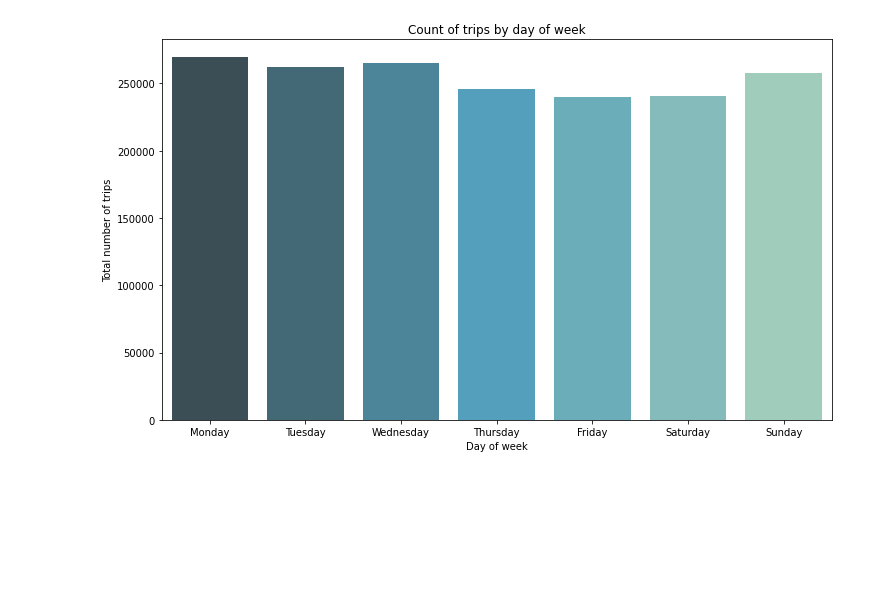
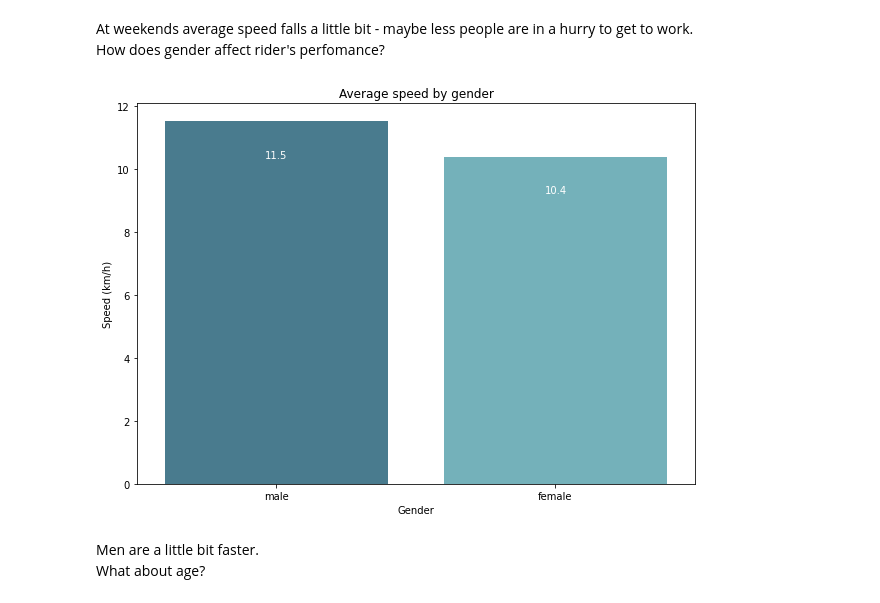
Before and after one commit to holdenkold/citi-bikes-analysys, a Jupyter notebook: paces.ipynb, the cells around one changed output. Cells and saved outputs as stored; diff of their text form; code cells hidden in the pictures; blank space fills up the shorter version.

Commit message:
Paces

```diff
--- a/paces.ipynb
+++ b/paces.ipynb
@@ -99,8 +161,3 @@ countoftripsbyweekday = countoftripsbyweekday.reindex(['Monday',
-# %%
-ax = sns.barplot(countoftripsbyweekday.index, countoftripsbyweekday, palette="GnBu_d")
-ax.set_title('Count of trips by day of week', fontsize = 12)
-ax.set(xlabel='Day of week', ylabel='Total number of trips')
-rcParams['figure.figsize'] = 12,7
-plt.show()
-# %% [output]
-[figure, removed]
+# %% [markdown]
+At weekends average speed falls a little bit - maybe less people are in a hurry to get to work.
+How does gender affect rider's perfomance?
@@ -106,0 +167,16 @@ plt.show()
+# %%
+mpg = pd.read_csv("mpg.csv", index_col='gender')['speed']
+# %%
+ax = sns.barplot(["male", "female"], mpg, palette="GnBu_d")
+ax.set_title('Average speed by gender', fontsize = 12)
+ax.set(xlabel='Gender', ylabel='Speed (km/h)')
+padding = 0.1 * mpg.max()
+for index, pace in enumerate(mpg):
+    ax.text(index,pace - padding, round(pace, 1),
+            color='white', ha="center", fontsize = 10)
+plt.show()
+# %% [output]
+[figure, added]
+# %% [markdown]
+Men are a little bit faster.
+What about age?
```
Also changed, not shown: parts of 43 cells of this notebook, 7 other files.
